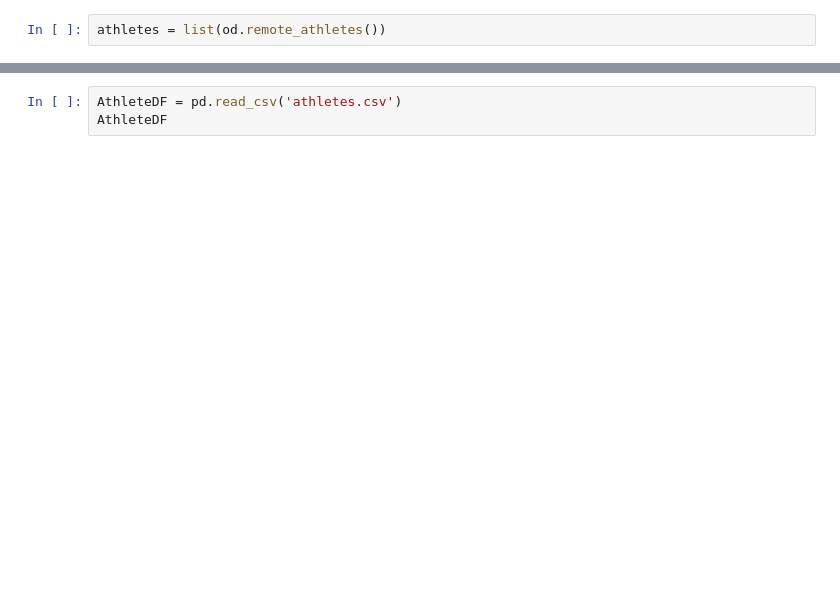
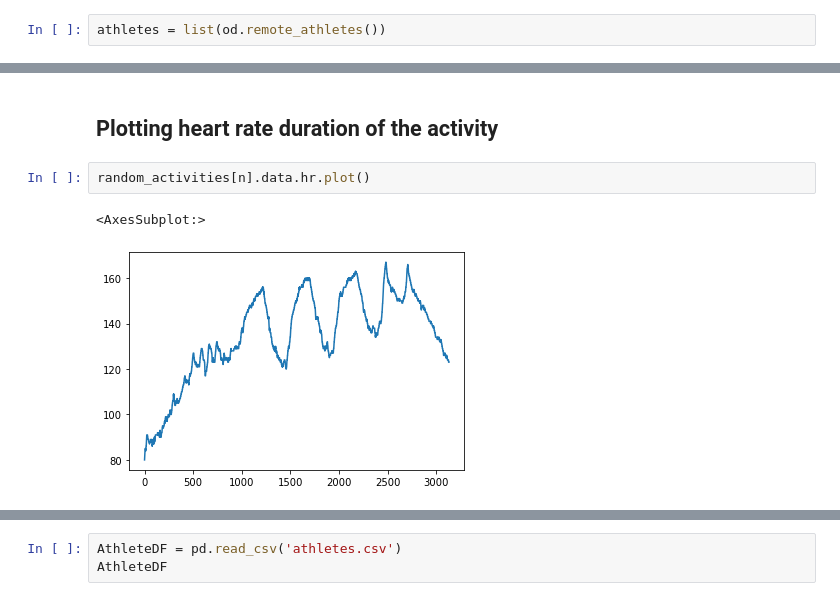
Before and after one commit to matib-g/MasterThesis-Analysis-of-cyclists-training, a Jupyter notebook: ReadData.ipynb, the cells around one changed output, grey strips where cells are left out. Saved outputs shown, nothing was run; the diff lists cells and outputs as text; blank space fills up the shorter version.

```diff
--- a/ReadData.ipynb
+++ b/ReadData.ipynb
@@ -25,0 +132,7 @@ len(athletes)
+# %% [markdown]
+## Plotting heart rate duration of the activity
+# %%
+random_activities[n].data.hr.plot()
+# %% [output]
+<AxesSubplot:>
+[figure, added]
```
Also changed, not shown: parts of 82 cells of this notebook.
